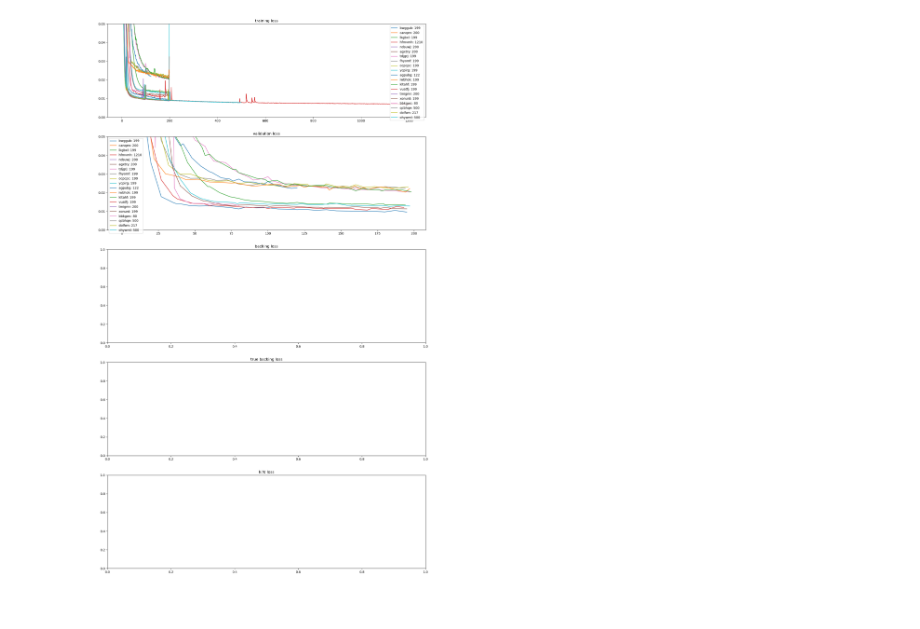
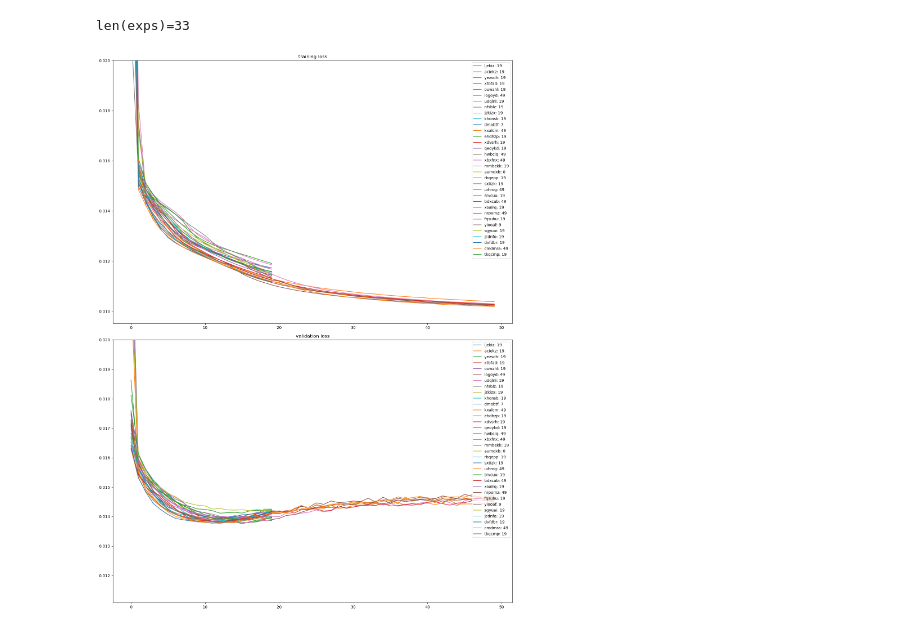
Before and after one commit to timh/nn-202302, a Jupyter notebook: src/nnexp/denoise/cp_explore.ipynb, the cells around one changed output. Drawn from its saved outputs; the diff is of its cells as text; code cells hidden in the pictures.

```diff
--- a/src/nnexp/denoise/cp_explore.ipynb
+++ b/src/nnexp/denoise/cp_explore.ipynb
@@ -5,8 +5,8 @@ import matplotlib.pyplot as plt
 import matplotlib.axes as axes
 
 sys.path.append("..")
-import checkpoint_util
-from experiment import Experiment
+from nnexp.utils import checkpoint_util
+from nnexp.experiment import Experiment
 
 def plot_one(exp: Experiment, axes: axes.Axes, field: str, label: str):
     if field == 'val_loss_hist':
@@ -22,54 +22,58 @@ def plot_one(exp: Experiment, axes: axes.Axes, field: str, label: str):
         hist_y = hist_val
 
     if len(hist_y):
-        ymax = min(max(hist_y), 0.05)
-        axes.set_ylim(ymax=ymax)
+        # axes.set_ylim(ymin=min(hist_y), ymax=max(hist_y))
+        axes.set_ylim(ymax=.02, ymin=(min(hist_y) * 0.8))
     axes.plot(hist_x, hist_y, label=label)
     axes.legend()
 
 exps = checkpoint_util.list_experiments()
 # exps = [exp for exp in exps if exp.shortcode == 'gdyfmh']
-exps = [exp for exp in exps
-        if exp.net_class == 'Unet'
-        # and exp.net_image_size == 256
-        and exp.image_size == 256
-        and exp.nepochs > 0]
+# exps = [exp for exp in exps if exp.shortcode in ['suhuab', 'edxhmm', 'idsdex']]
+exps = [exp for exp in exps if exp.net_class == 'EmbedToLatent']
+
+print(f"{len(exps)=}")
+# exps = [exp for exp in exps
+#         if exp.net_class == 'Unet'
+#         # and exp.net_image_size == 256
+#         and exp.image_size == 256
+#         and exp.nepochs > 0]
 
 if True:
     field_map = {
         'train_loss_hist': 'training loss',
         'val_loss_hist': 'validation loss',
-        'backing_loss_hist': 'backing loss',
-        'backing_loss_true_hist': 'true backing loss',
-        'kld_loss_hist': 'kl/d loss'
+        # 'backing_loss_hist': 'backing loss',
+        # 'kld_loss_hist': 'kl/d loss'
     }
 
     nrows = len(field_map)
-    fig = plt.figure(1, figsize=(15, 5 * nrows), layout='tight')
+    fig = plt.figure(1, figsize=(15, 10 * nrows), layout='tight')
     axes_list = fig.subplots(nrows=nrows, ncols=1)
 
     for axes, (field, field_label) in zip(axes_list, field_map.items()):
         axes.set_title(field_label)
         for exp in exps:
             plot_one(exp, axes, field, f"{exp.shortcode}: {exp.nepochs}")
 
 else:
     nrows = len(exps)
     fig = plt.figure(1, figsize=(15, 5 * nrows), layout='tight')
     axes_list = fig.subplots(nrows=nrows, ncols=1)
     if isinstance(axes_list, axes.Axes):
         axes_list = [axes_list]
 
     for exp, axes in zip(exps, axes_list):
         plot_one(exp, axes, 'train_loss_hist', 'training loss')
         plot_one(exp, axes, 'val_loss_hist', 'val loss')
 
         axes.set_title(f"{exp.shortcode}\nnepochs {exp.nepochs}\n{exp.label}", loc='left')
 
         for run in exp.runs:
             run_epochs = run.checkpoint_nepochs
             axes.axvline(run_epochs, color='black', linestyle='dotted', label='checkpoints')
             tloss = exp.train_loss_hist[run_epochs - 1]
             axes.annotate(f"{tloss:.5f}", xy=(run_epochs, tloss))
 # %% [output]
+len(exps)=33
-[figure, old version]
+[figure, new version]
```
Also changed, not shown: 59 other files.
